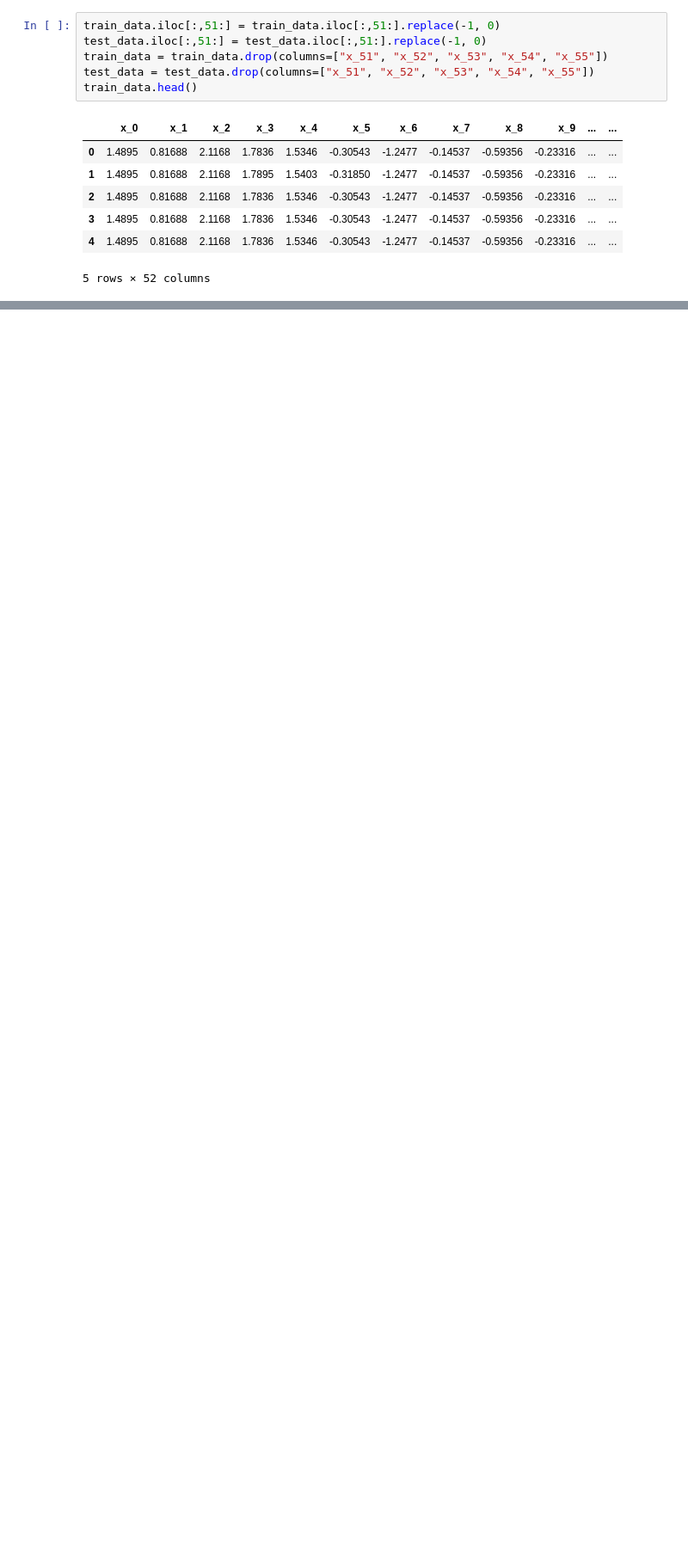
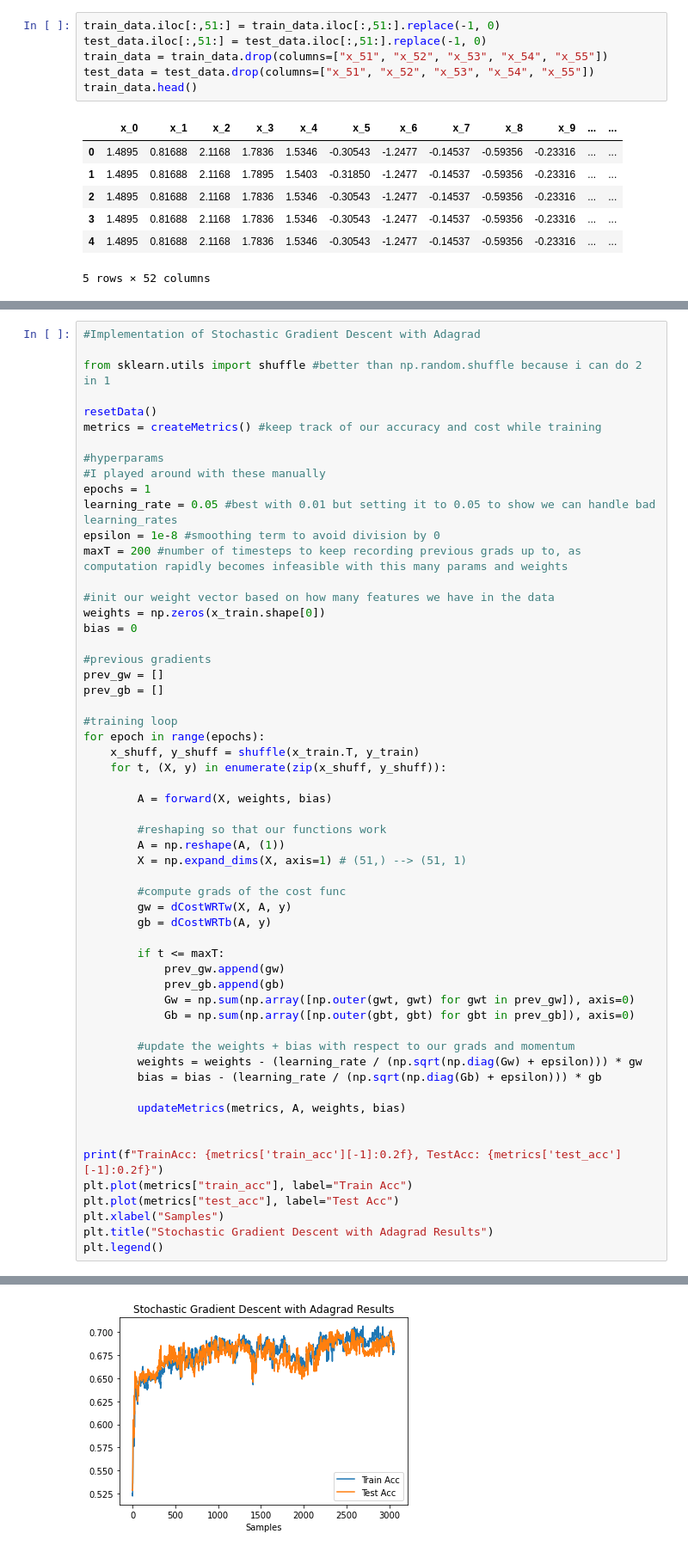
Before and after one commit to James-Oswald/CSCI-6962-Projects-in-ML-AI, a Jupyter notebook: hw1/hw1.ipynb, the cells around one changed output, grey strips where cells are left out. Shown at 86% size. Cells and saved outputs as stored; diff of their text form; blank space fills up the shorter version.

```diff
--- a/hw1/hw1.ipynb
+++ b/hw1/hw1.ipynb
@@ -261,0 +330,58 @@ TrainAcc: 0.72, TestAcc: 0.71
+# %%
+#Implementation of Stochastic Gradient Descent with Adagrad
+
+from sklearn.utils import shuffle #better than np.random.shuffle because i can do 2 in 1
+
+resetData()
+metrics = createMetrics() #keep track of our accuracy and cost while training
+
+#hyperparams
+#I played around with these manually
+epochs = 1
+learning_rate = 0.05 #best with 0.01 but setting it to 0.05 to show we can handle bad learning_rates
+epsilon = 1e-8 #smoothing term to avoid division by 0
+maxT = 200 #number of timesteps to keep recording previous grads up to, as computation rapidly becomes infeasible with this many params and weights
+
+#init our weight vector based on how many features we have in the data
+weights = np.zeros(x_train.shape[0])
+bias = 0
+
+#previous gradients
+prev_gw = []
+prev_gb = []
+
+#training loop
+for epoch in range(epochs):
+    x_shuff, y_shuff = shuffle(x_train.T, y_train)
+    for t, (X, y) in enumerate(zip(x_shuff, y_shuff)):
+
+        A = forward(X, weights, bias)
+
+        #reshaping so that our functions work
+        A = np.reshape(A, (1))
+        X = np.expand_dims(X, axis=1) # (51,) --> (51, 1)
+
+        #compute grads of the cost func
+        gw = dCostWRTw(X, A, y)
+        gb = dCostWRTb(A, y)
+
+        if t <= maxT:
+            prev_gw.append(gw)
+            prev_gb.append(gb)
+            Gw = np.sum(np.array([np.outer(gwt, gwt) for gwt in prev_gw]), axis=0)
+            Gb = np.sum(np.array([np.outer(gbt, gbt) for gbt in prev_gb]), axis=0)
+
+        #update the weights + bias with respect to our grads and momentum
+        weights = weights - (learning_rate / (np.sqrt(np.diag(Gw) + epsilon))) * gw
+        bias = bias - (learning_rate / (np.sqrt(np.diag(Gb) + epsilon))) * gb
+
+        updateMetrics(metrics, A, weights, bias)
+
+
+print(f"TrainAcc: {metrics['train_acc'][-1]:0.2f}, TestAcc: {metrics['test_acc'][-1]:0.2f}")
+plt.plot(metrics["train_acc"], label="Train Acc")
+plt.plot(metrics["test_acc"], label="Test Acc")
+plt.xlabel("Samples")
+plt.title("Stochastic Gradient Descent with Adagrad Results")
+plt.legend()
+# %% [output]
@@ -261,0 +390 @@ TrainAcc: 0.72, TestAcc: 0.71
+[figure, added]
```
Also changed, not shown: parts of 20 cells of this notebook.
